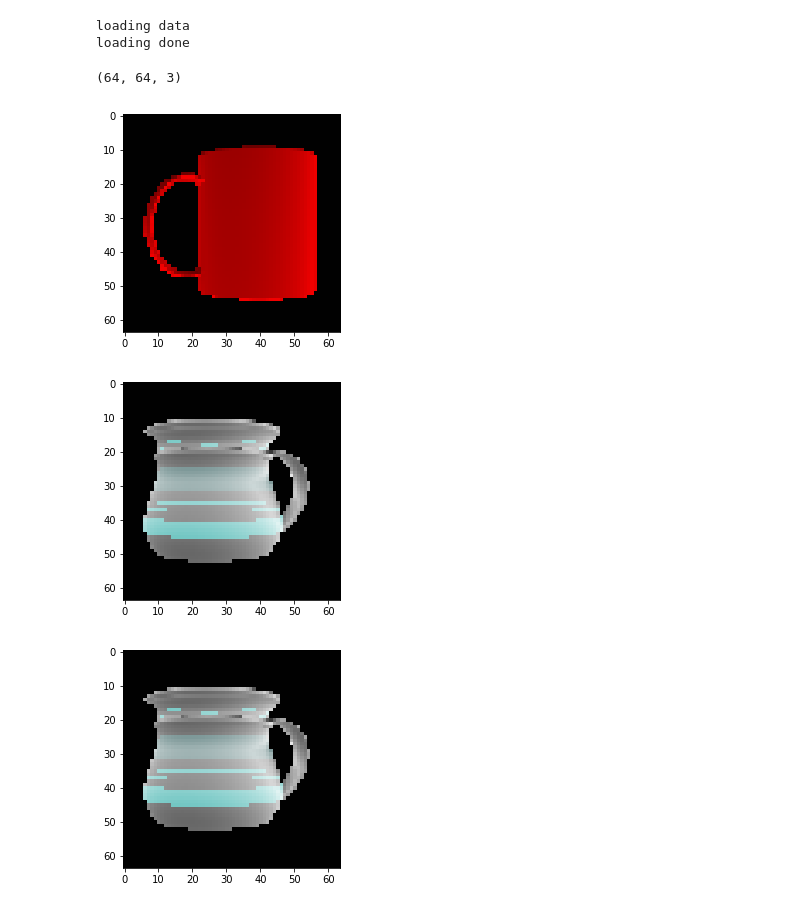
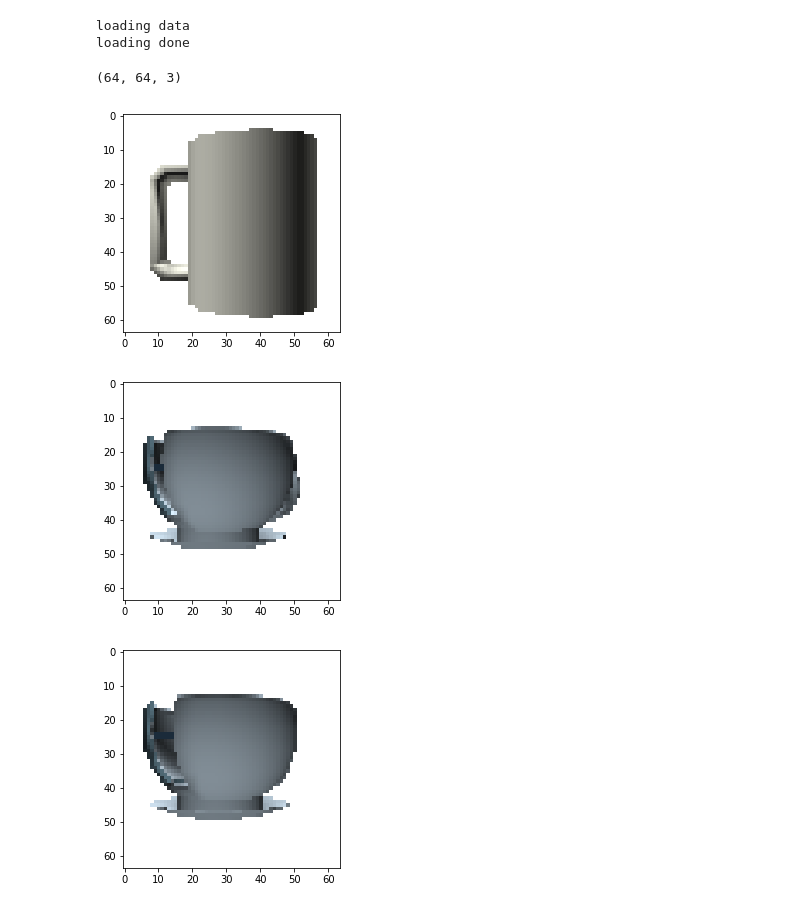
Before and after one commit to Chinmay26/Multi-Viewpoint-Image-generation, a Jupyter notebook: trainers/AutoEncoder_same.ipynb, the cells around one changed output. Drawn from its saved outputs; the diff is of its cells as text; code cells hidden in the pictures.

```diff
--- a/trainers/AutoEncoder_same.ipynb
+++ b/trainers/AutoEncoder_same.ipynb
@@ -14,7 +16,7 @@ import matplotlib.image as mpimg
 #load data
 print "loading data"
 #iterate over directory and get all png images\n
-imageset = np.zeros((7704,64,64,3))
+imageset = np.empty((7704,64,64,3), dtype='float32')
 
 #There are 7704 images in the dataset.
 #214 folders. Each having 36 images.
@@ -32,7 +34,7 @@ for subdir, dirs, files in os.walk(rootdir):
             cnt += 1
             seq_number = int(filepath.split('-')[-1].split('.')[0])
 
-            imageset[total_cnt*36 + seq_number] = scipy.misc.imread(filepath)
+            imageset[total_cnt*36 + seq_number] = misc.imread(filepath).astype(np.float32)
 
 print 'loading done'
 # %% [output]
@@ -40,16 +42,24 @@ loading data
 loading done
 # %%
 #this part is to visulize image
-tmp = imageset[6120+65][...,::-1]
+tmp = imageset[69+65]
 print tmp.shape
-plt.imshow(tmp)
+plt.imshow(tmp/255)
 plt.show()
 # %% [output]
 (64, 64, 3)
-[figure, old version]
+[figure, new version]
 # %%
 #First 170 folders. 170*36 = 6120 images would be used for training
 # rest 46 folders would be used for testing
+
+
+labels = np.array(imageset)
+
+for cnt in range(216):
+    labels[cnt*36:(cnt+1)*36] = np.roll(imageset[cnt*36:(cnt+1)*36], 1, axis=0)
+
+imageset, labels = shuffle(imageset, labels, random_state=0)
 
 data_train = np.array(imageset[:6120])
 data_test = np.array(imageset[6120:])
@@ -60,26 +70,29 @@ data_test = np.array(imageset[6120:])
 # For current image label is the next image (image with 10 degree rotation)
 # For last image in the set (36th image) label would be first image
 
-train_labels = np.array(data_train)
-test_labels = np.array(data_test)
-'''
-for cnt in range(170):
-    train_labels[cnt*36:(cnt+1)*36] = np.roll(data_train[cnt*36:(cnt+1)*36], 1, axis=0)
+train_labels = np.array(labels[:6120])
+test_labels = np.array(labels[6120:])
 
-for cnt in range(46):
-    test_labels[cnt*36:(cnt+1)*36] = np.roll(data_test[cnt*36:(cnt+1)*36], 1, axis=0)
+# #Comment here for autoencoder
+# for cnt in range(170):
+#     train_labels[cnt*36:(cnt+1)*36] = np.roll(data_train[cnt*36:(cnt+1)*36], 1, axis=0)
 
-'''
+# for cnt in range(46):
+#     test_labels[cnt*36:(cnt+1)*36] = np.roll(data_test[cnt*36:(cnt+1)*36], 1, axis=0)
+# # comment ends for same image autoencoder
+
 #tmp = data_test[600]
 
-tmp = train_labels[12][...,::-1]
-tmp1 = data_train[12][...,::-1]
-
-
-plt.imshow(tmp)
-plt.show()
-plt.imshow(tmp1)
-plt.show()
+#Hidden viewpoint block is generated here.
+# For now it is same for all images. 10 degree angle change
+# it will change afterwards
+'''
+view_1d = np.zeros(36)
+view_1d[1] = 1
+view = np.broadcast_to(view_1d,(7776,8,8,36))
+view_train = view[:6120]
+view_test = view[6120:]
+'''
 # %% [output]
-[figure, old version]
+[figure, new version]
-[figure, old version]
+[figure, new version]
```
Also changed, not shown: parts of 15 cells of this notebook, 1 other file.
